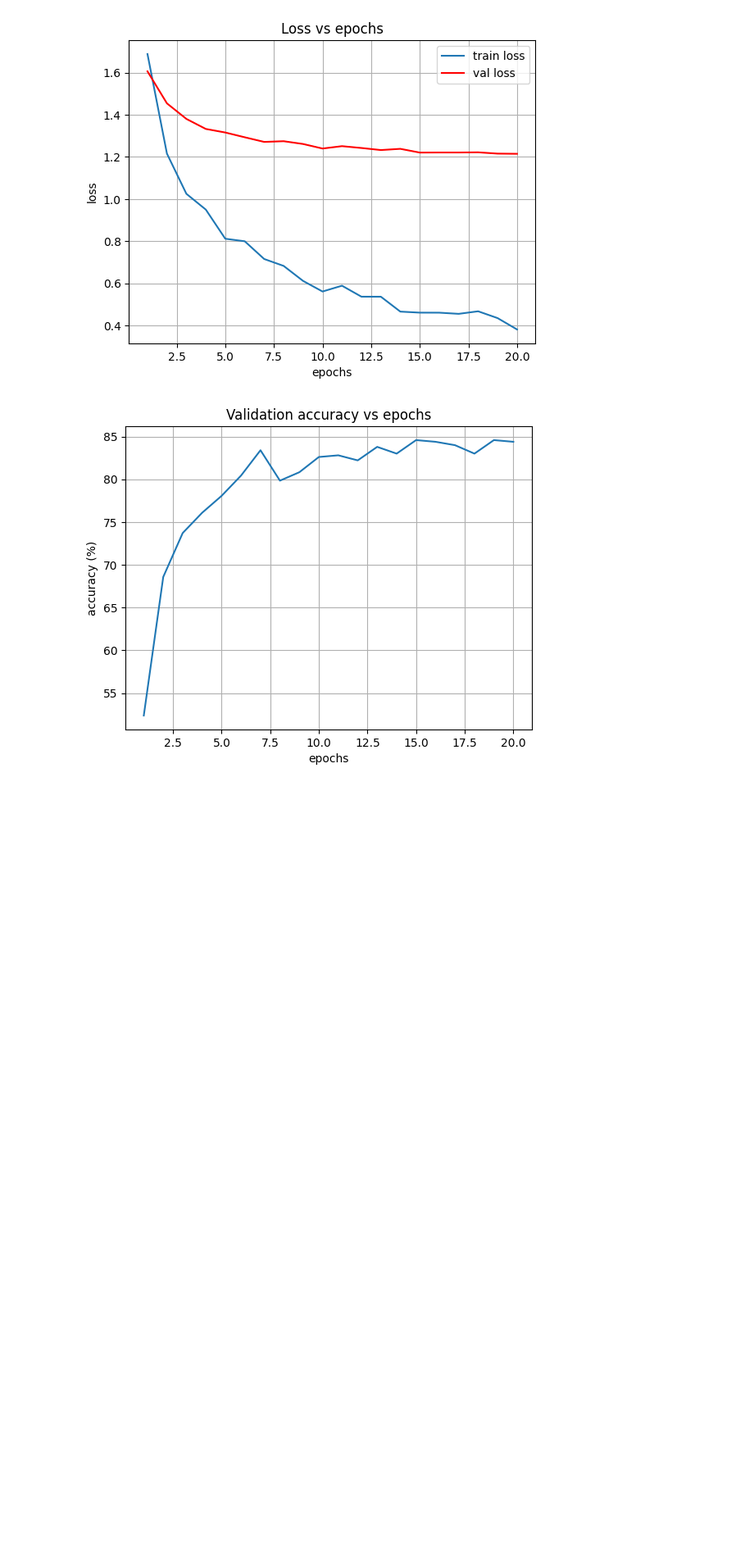
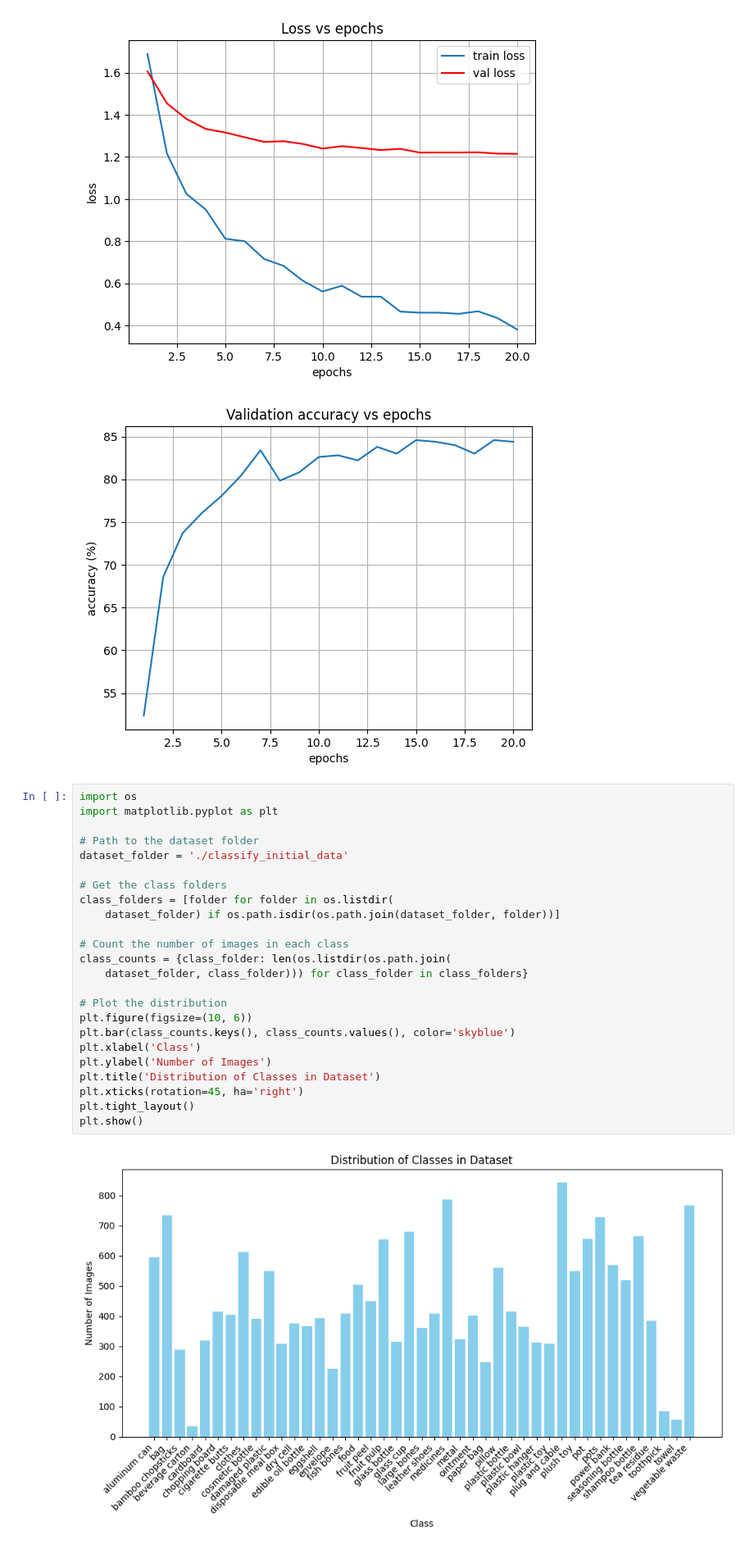
Before and after one commit to chikyung2/comps456f-fyp-2023-alin-3, a Jupyter notebook: model/plot_metrics.ipynb, the cells around one changed output. Shown: that part at 82% size. Saved outputs shown, nothing was run; the diff lists cells and outputs as text; blank space fills up the shorter version.

```diff
--- a/model/plot_metrics.ipynb
+++ b/model/plot_metrics.ipynb
@@ -35,3 +35,29 @@ plt.show()
 # %% [output]
 [figure]
 [figure]
+# %%
+import os
+import matplotlib.pyplot as plt
+
+# Path to the dataset folder
+dataset_folder = './classify_initial_data'
+
+# Get the class folders
+class_folders = [folder for folder in os.listdir(
+    dataset_folder) if os.path.isdir(os.path.join(dataset_folder, folder))]
+
+# Count the number of images in each class
+class_counts = {class_folder: len(os.listdir(os.path.join(
+    dataset_folder, class_folder))) for class_folder in class_folders}
+
+# Plot the distribution
+plt.figure(figsize=(10, 6))
+plt.bar(class_counts.keys(), class_counts.values(), color='skyblue')
+plt.xlabel('Class')
+plt.ylabel('Number of Images')
+plt.title('Distribution of Classes in Dataset')
+plt.xticks(rotation=45, ha='right')
+plt.tight_layout()
+plt.show()
+# %% [output]
+[figure, added]
```
Also changed, not shown: 11 other files.
